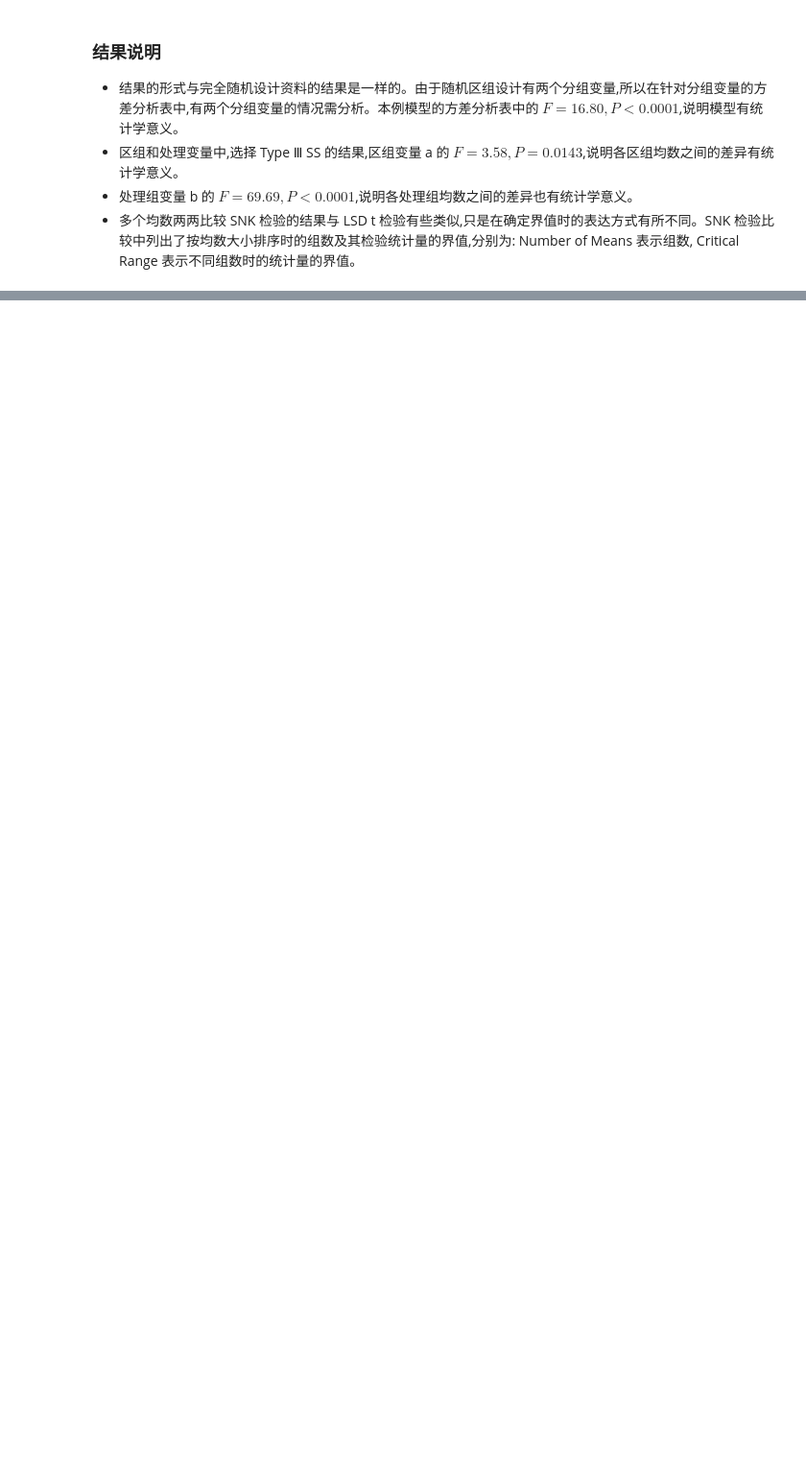
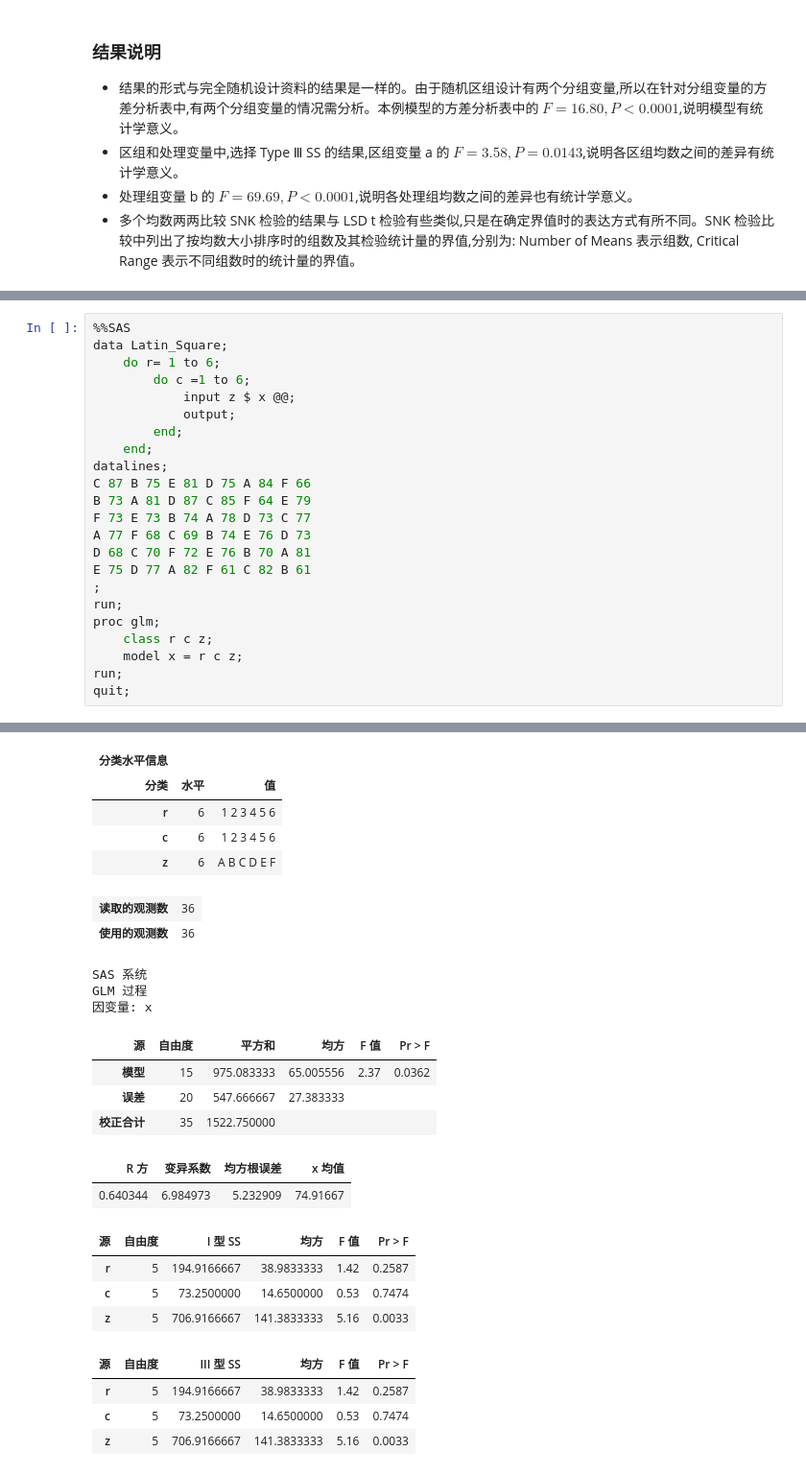
Before and after one commit to pumc-zhou/Med-Stat-Notes, a Jupyter notebook: Guide/SAS/25-06-01-multi-sample-ANOVA.ipynb, the cells around one changed output, grey strips where cells are left out. Shown at 96% size. Cells and saved outputs as stored; diff of their text form; blank space fills up the shorter version.

```diff
--- a/Guide/SAS/25-06-01-multi-sample-ANOVA.ipynb
+++ b/Guide/SAS/25-06-01-multi-sample-ANOVA.ipynb
@@ -211,0 +225,24 @@ quit;
+# %%
+%%SAS
+data Latin_Square;
+    do r= 1 to 6;
+        do c =1 to 6;
+            input z $ x @@;
+            output;
+        end;
+    end;
+datalines;
+C 87 B 75 E 81 D 75 A 84 F 66
+B 73 A 81 D 87 C 85 F 64 E 79
+F 73 E 73 B 74 A 78 D 73 C 77
+A 77 F 68 C 69 B 74 E 76 D 73
+D 68 C 70 F 72 E 76 B 70 A 81
+E 75 D 77 A 82 F 61 C 82 B 61
+;
+run;
+proc glm;
+    class r c z;
+    model x = r c z;
+run;
+quit;
+# %% [output]
@@ -211,0 +251,24 @@ quit;
+| 分类水平信息 |  |  |
+| 分类 | 水平 | 值 |
+| r | 6 | 1 2 3 4 5 6 |
+| c | 6 | 1 2 3 4 5 6 |
+| z | 6 | A B C D E F |
+| 读取的观测数 | 36 |
+| 使用的观测数 | 36 |
+SAS 系统
+GLM 过程
+因变量: x
+| 源 | 自由度 | 平方和 | 均方 | F 值 | Pr > F |
+| 模型 | 15 | 975.083333 | 65.005556 | 2.37 | 0.0362 |
+| 误差 | 20 | 547.666667 | 27.383333 |  |  |
+| 校正合计 | 35 | 1522.750000 |  |  |  |
+| R 方 | 变异系数 | 均方根误差 | x 均值 |
+| 0.640344 | 6.984973 | 5.232909 | 74.91667 |
+| 源 | 自由度 | I 型 SS | 均方 | F 值 | Pr > F |
+| r | 5 | 194.9166667 | 38.9833333 | 1.42 | 0.2587 |
+| c | 5 | 73.2500000 | 14.6500000 | 0.53 | 0.7474 |
+| z | 5 | 706.9166667 | 141.3833333 | 5.16 | 0.0033 |
+| 源 | 自由度 | III 型 SS | 均方 | F 值 | Pr > F |
+| r | 5 | 194.9166667 | 38.9833333 | 1.42 | 0.2587 |
+| c | 5 | 73.2500000 | 14.6500000 | 0.53 | 0.7474 |
+| z | 5 | 706.9166667 | 141.3833333 | 5.16 | 0.0033 |
```
Also changed, not shown: parts of 9 cells of this notebook, 3 other files.
